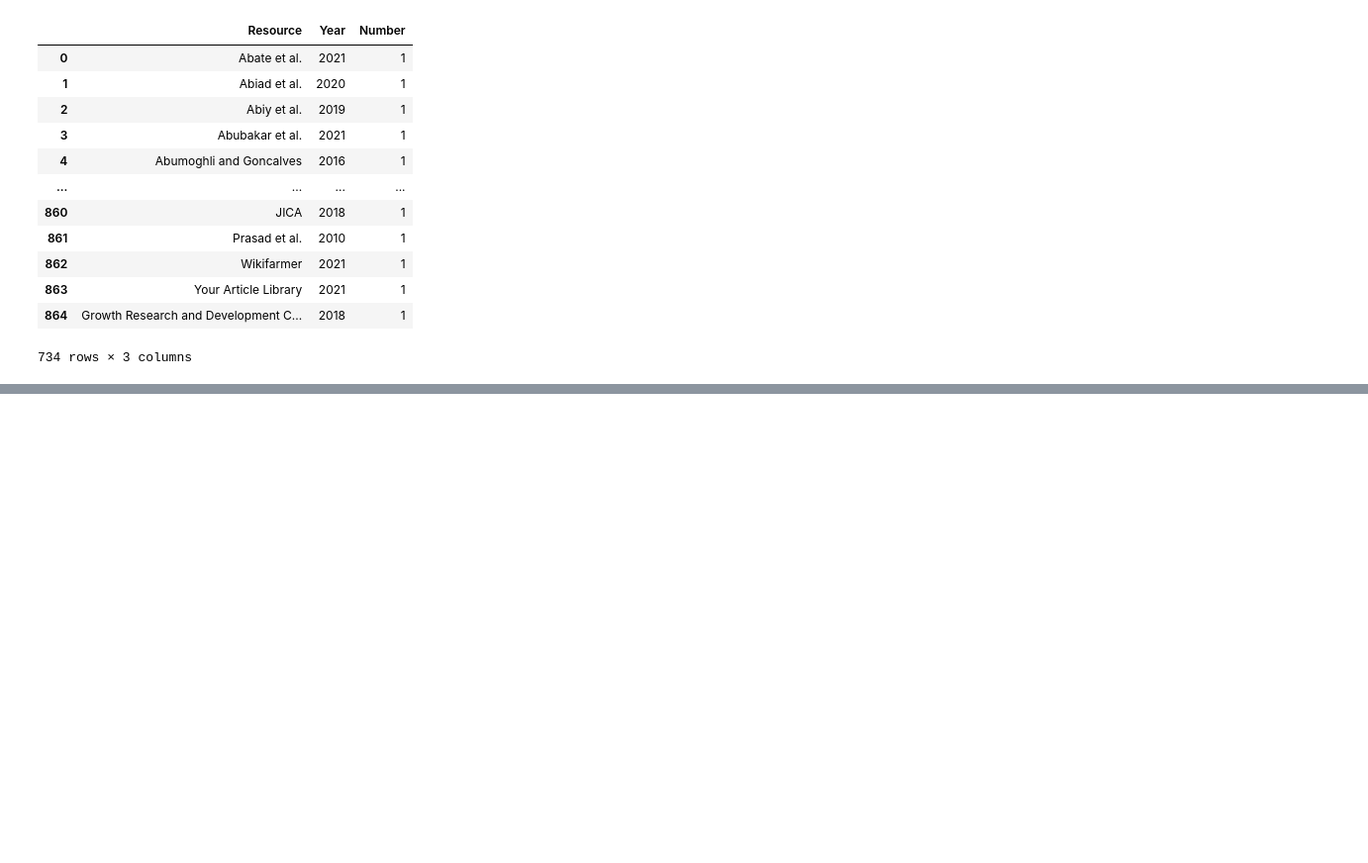
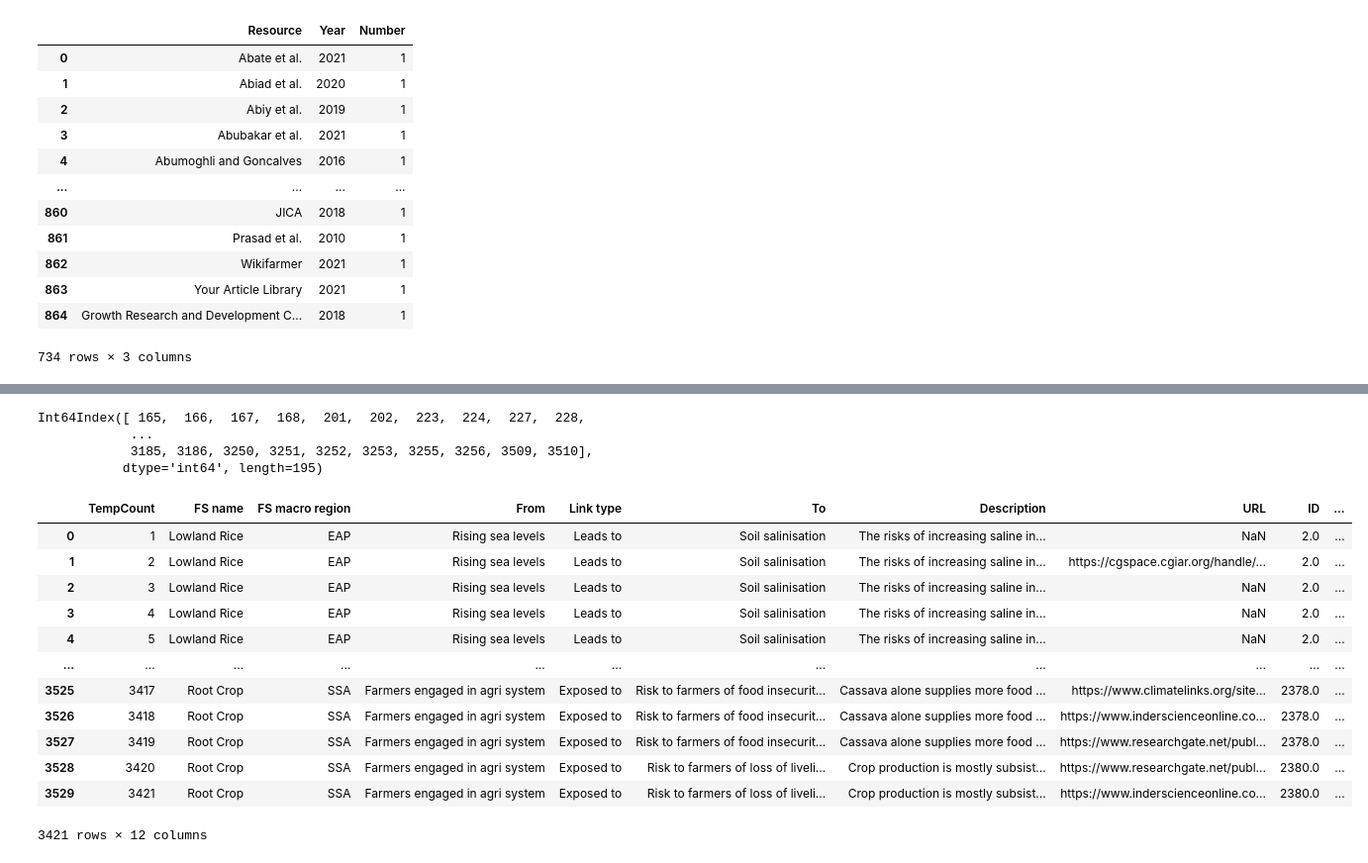
Before and after one commit to iberius96/DP_DPI, a Jupyter notebook: OTHER/tests.ipynb, the cells around one changed output, grey strips where cells are left out. Shown at 99% size. Cells and saved outputs as stored; diff of their text form; code cells hidden in the pictures; blank space fills up the shorter version.

```diff
--- a/OTHER/tests.ipynb
+++ b/OTHER/tests.ipynb
@@ -884,0 +919,14 @@ res.to_csv("connection_resources.csv")
+# %%
+def find_duplicate_rows(df, cols):
+    # create a subdataframe with only the specified columns
+    df_sub = df[cols]
+
+    # create a boolean mask for the duplicate rows
+    mask = df_sub.duplicated(keep=False)
+
+    # get the indices of the duplicate rows
+    duplicate_indices = df[mask].index
+
+    return duplicate_indices
+
+print(find_duplicate_rows(connections, ["BS", "FS name","FS macro region"]))
@@ -884,0 +1119,30 @@ res.to_csv("connection_resources.csv")
+# %%
+final_cleaned = pd.read_csv('final.csv', dtype={
+                    'Year': 'str',
+                    'Number': 'str',
+                 })
+
+for idx in find_duplicate_rows(final_cleaned, 'TempCount'):
+    final_cleaned.loc[idx, "Number"] = ""
+
+print(find_duplicate_rows(final_cleaned, 'TempCount'))
+final_cleaned.drop_duplicates(inplace=True)
+final_cleaned
+# %% [output]
+Int64Index([ 165,  166,  167,  168,  201,  202,  223,  224,  227,  228,
+            ...
+            3185, 3186, 3250, 3251, 3252, 3253, 3255, 3256, 3509, 3510],
+           dtype='int64', length=195)
+|  | TempCount | FS name | FS macro region | From | Link type | To | Description | URL | ID | ... |
+| 0 | 1 | Lowland Rice | EAP | Rising sea levels | Leads to | Soil salinisation | The risks of increasing saline in... | NaN | 2.0 | ... |
+| 1 | 2 | Lowland Rice | EAP | Rising sea levels | Leads to | Soil salinisation | The risks of increasing saline in... | https://cgspace.cgiar.org/handle/... | 2.0 | ... |
+| 2 | 3 | Lowland Rice | EAP | Rising sea levels | Leads to | Soil salinisation | The risks of increasing saline in... | NaN | 2.0 | ... |
+| 3 | 4 | Lowland Rice | EAP | Rising sea levels | Leads to | Soil salinisation | The risks of increasing saline in... | NaN | 2.0 | ... |
+| 4 | 5 | Lowland Rice | EAP | Rising sea levels | Leads to | Soil salinisation | The risks of increasing saline in... | NaN | 2.0 | ... |
+| ... | ... | ... | ... | ... | ... | ... | ... | ... | ... | ... |
+| 3525 | 3417 | Root Crop | SSA | Farmers engaged in agri system | Exposed to | Risk to farmers of food insecurit... | Cassava alone supplies more food ... | https://www.climatelinks.org/site... | 2378.0 | ... |
+| 3526 | 3418 | Root Crop | SSA | Farmers engaged in agri system | Exposed to | Risk to farmers of food insecurit... | Cassava alone supplies more food ... | https://www.inderscienceonline.co... | 2378.0 | ... |
+| 3527 | 3419 | Root Crop | SSA | Farmers engaged in agri system | Exposed to | Risk to farmers of food insecurit... | Cassava alone supplies more food ... | https://www.researchgate.net/publ... | 2378.0 | ... |
+| 3528 | 3420 | Root Crop | SSA | Farmers engaged in agri system | Exposed to | Risk to farmers of loss of liveli... | Crop production is mostly subsist... | https://www.researchgate.net/publ... | 2380.0 | ... |
+| 3529 | 3421 | Root Crop | SSA | Farmers engaged in agri system | Exposed to | Risk to farmers of loss of liveli... | Crop production is mostly subsist... | https://www.inderscienceonline.co... | 2380.0 | ... |
+3421 rows × 12 columns
```
Also changed, not shown: parts of 21 cells of this notebook, 29 other files.
